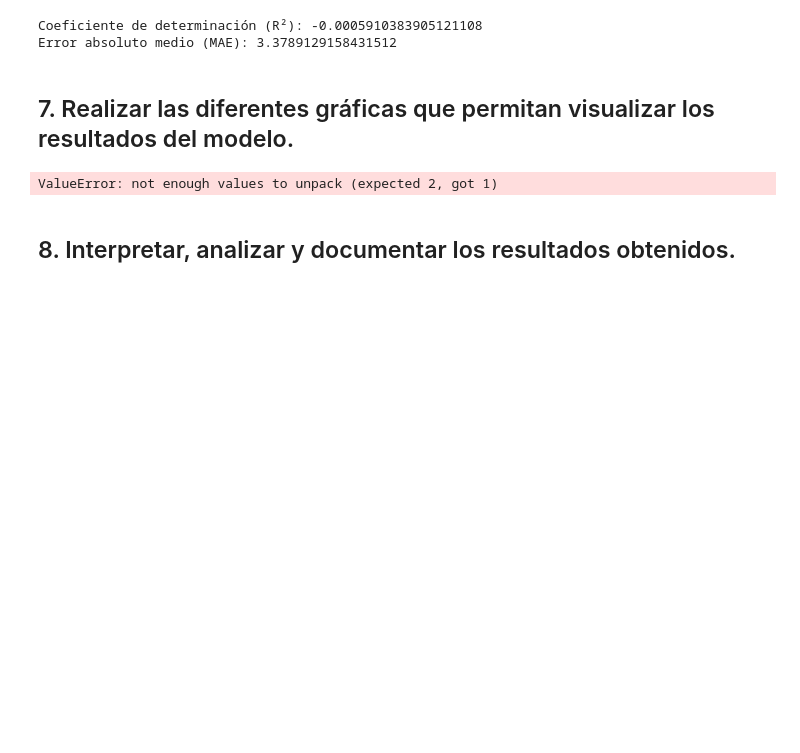
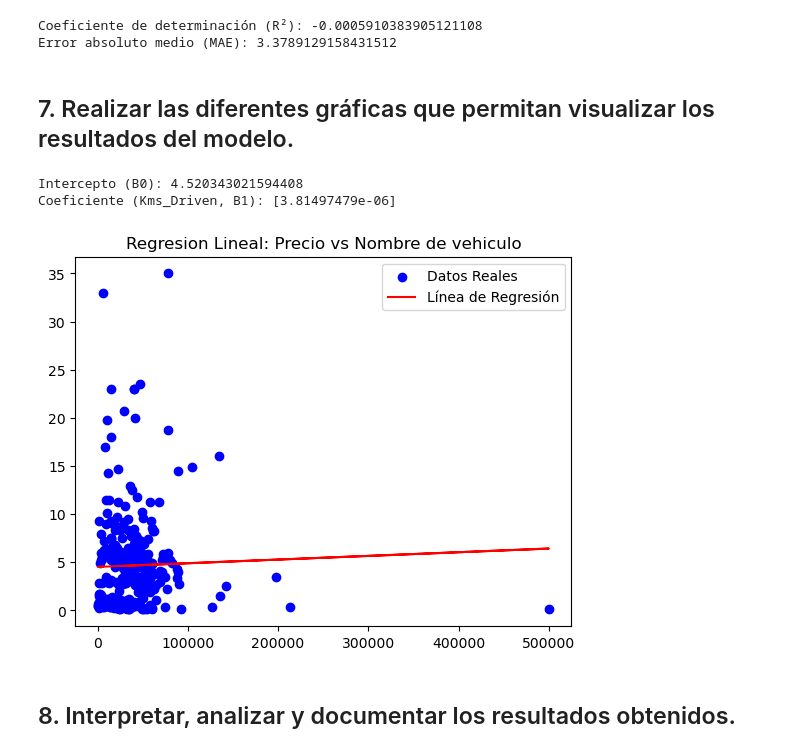
Before and after one commit to AngelisMaestre/Analisis-de-datos, a Jupyter notebook: Regresión Lineal.ipynb, the cells around one changed output. Cells and saved outputs as stored; diff of their text form; code cells hidden in the pictures; blank space fills up the shorter version.

```diff
--- a/Regresión Lineal.ipynb
+++ b/Regresión Lineal.ipynb
@@ -181,7 +181,7 @@ Datos[['Selling_Price']].head(40)
 # En este caso: 'Car_Name', 'Kms_Driven', 'Transmission' como variables independientes
 # Y 'Selling_Price' como variable dependiente
 
-X = Datos[['Kms_Driven', 'Car_Name']]
+X = Datos[['Kms_Driven']]
 y = Datos['Selling_Price']
 
 # La funcion train_test_split crea una division de un conjunto de datos en dos bloques uno de entrenamiento y otro de prueba (train and test)
@@ -263,22 +263,23 @@ Error absoluto medio (MAE): 3.3789129158431512
 # %%
 # Coeficientes de la regresion
 beta_0 = modelo.intercept_ # Intercepto
-beta_1, beta_2 = modelo.coef_  # Pendientes ( car_name, Kms_drven)
+beta_1 = modelo.coef_  # Pendientes ( car_name, Kms_drven)
 
 # Mostrar los coeficientes
 print(f"Intercepto (B0): {beta_0}")
 print(f"Coeficiente (Kms_Driven, B1): {beta_1}")
-print(f"Coeficiente (car_name, B2): { beta_2}")
 
 
 # Visualizar la regresion
 
-plt.scatter(Datos['car_name'], y, color='blue', label='Datos Reales')
-plt.plot(Datos['car_name'], modelo.predict(X), color='red', label='Linea de Regresión')
+plt.scatter(Datos['Kms_Driven'], y, color='blue', label='Datos Reales')
+plt.plot(Datos['Kms_Driven'], modelo.predict(X), color='red', label='Línea de Regresión')
 plt.title('Regresion Lineal: Precio vs Nombre de vehiculo')
 plt.legend()
 plt.show()
 # %% [output]
-ValueError: not enough values to unpack (expected 2, got 1)
+Intercepto (B0): 4.520343021594408
+Coeficiente (Kms_Driven, B1): [3.81497479e-06]
+[figure, added]
 # %% [markdown]
 ## 8. Interpretar, analizar y documentar los resultados obtenidos.
```
Also changed, not shown: 1 other file.
